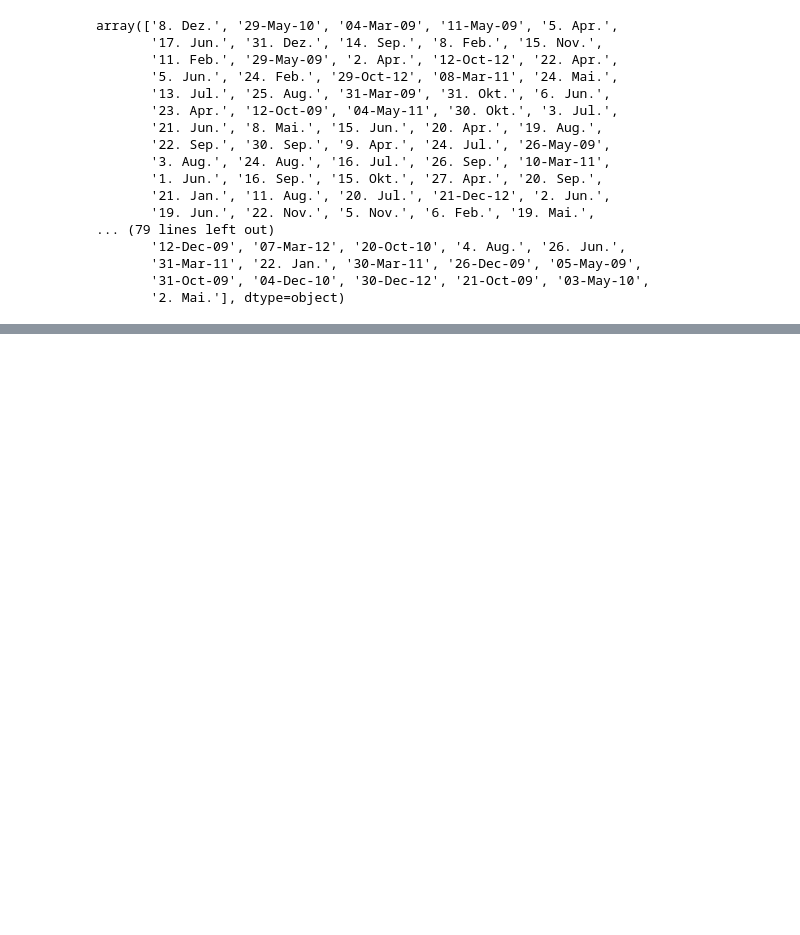
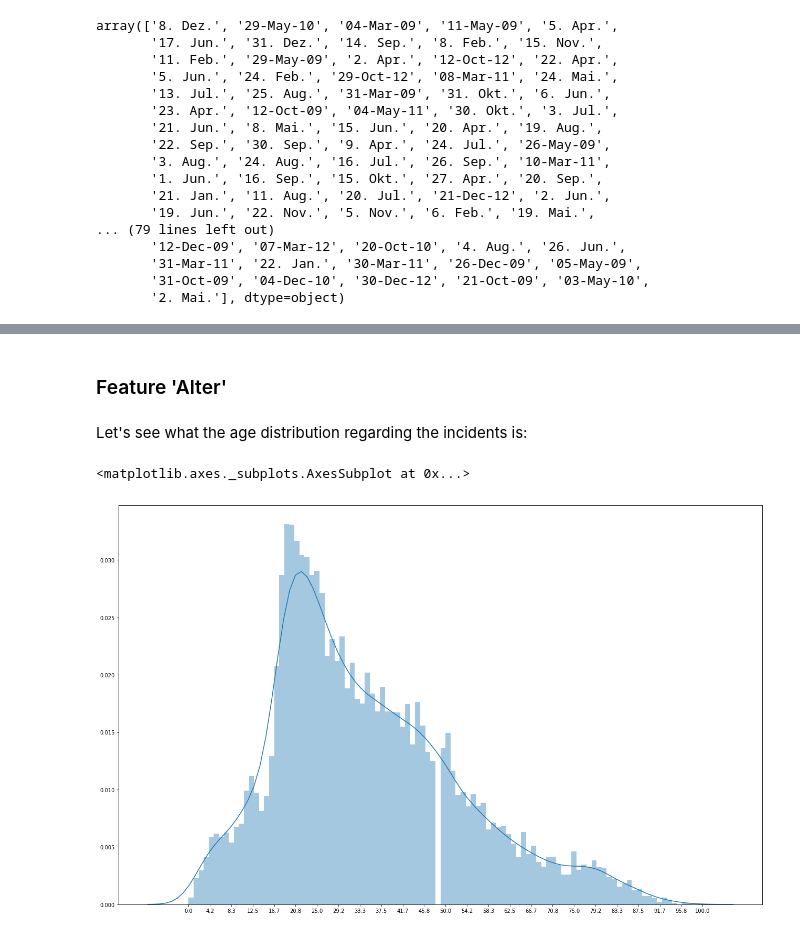
Before and after one commit to cklat/code_competition, a Jupyter notebook: code/EDA.ipynb, the cells around one changed output, grey strips where cells are left out. Saved outputs shown, nothing was run; the diff lists cells and outputs as text; code cells hidden in the pictures; blank space fills up the shorter version.

```diff
--- a/code/EDA.ipynb
+++ b/code/EDA.ipynb
@@ -183,0 +233,12 @@ Moreover, we have an inconistency in documentation of the year in which the acci
+# %% [markdown]
+### Feature 'Alter'
+# %% [markdown]
+Let's see what the age distribution regarding the incidents is:
+# %%
+plt.figure(figsize=(22,14))
+plt.xticks(np.linspace(start=0, stop=100, num=25))
+
+sns.distplot(train_df["Alter"].values, bins=100)
+# %% [output]
+<matplotlib.axes._subplots.AxesSubplot at 0x...>
+[figure, added]
```
Also changed, not shown: parts of 11 cells of this notebook.
